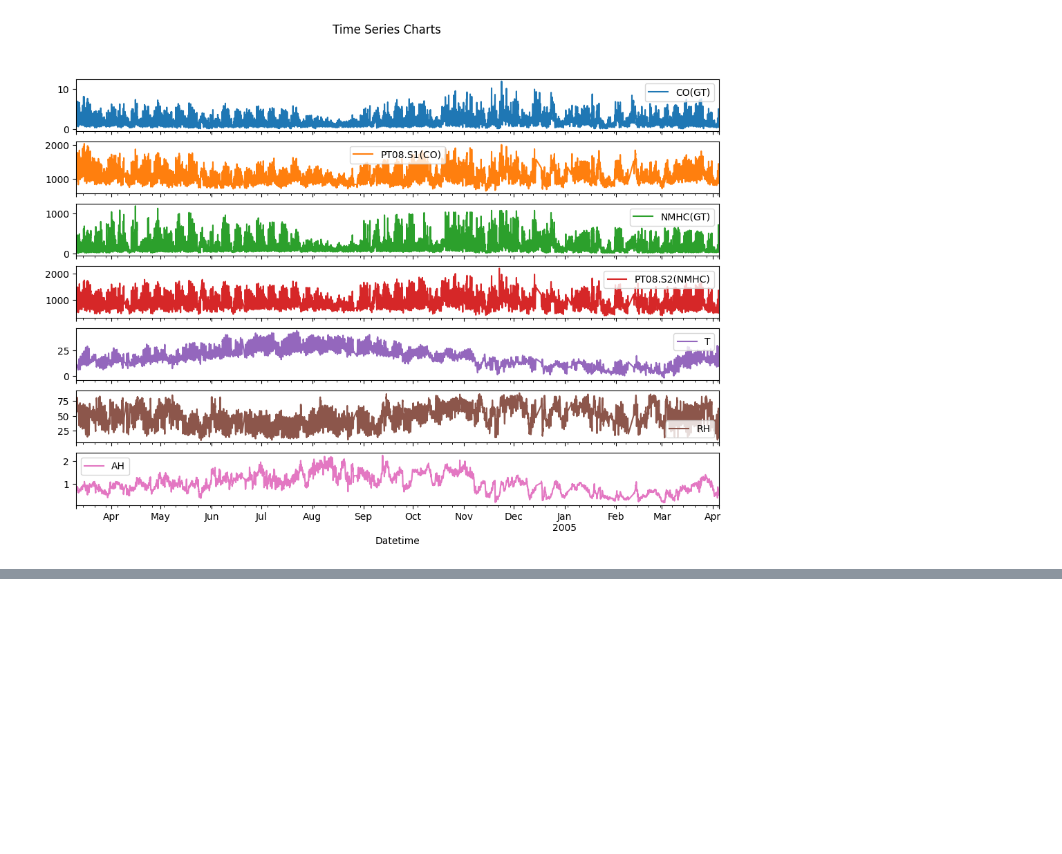
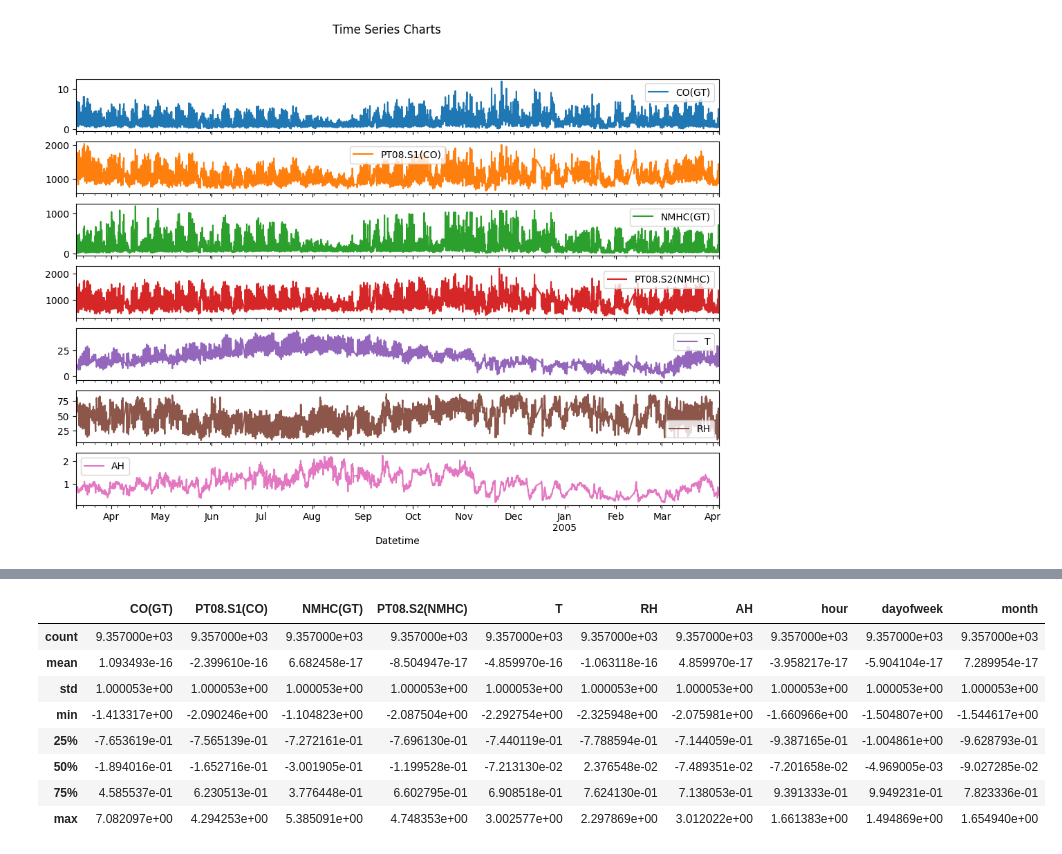
Before and after one commit to mr-kelsey/sp26-aai530-group1, a Jupyter notebook: CO_NMHC.ipynb, the cells around one changed output, grey strips where cells are left out. Saved outputs shown, nothing was run; the diff lists cells and outputs as text; code cells hidden in the pictures; blank space fills up the shorter version.

```diff
--- a/CO_NMHC.ipynb
+++ b/CO_NMHC.ipynb
@@ -316,0 +342,12 @@ df_sensors.to_csv('csv/sensors.csv') # sensor data
+# %%
+df_scaled.describe()
+# %% [output]
+|  | CO(GT) | PT08.S1(CO) | NMHC(GT) | PT08.S2(NMHC) | T | RH | AH | hour | dayofweek | month |
+| count | 9.357000e+03 | 9.357000e+03 | 9.357000e+03 | 9.357000e+03 | 9.357000e+03 | 9.357000e+03 | 9.357000e+03 | 9.357000e+03 | 9.357000e+03 | 9.357000e+03 |
+| mean | 1.093493e-16 | -2.399610e-16 | 6.682458e-17 | -8.504947e-17 | -4.859970e-16 | -1.063118e-16 | 4.859970e-17 | -3.958217e-17 | -5.904104e-17 | 7.289954e-17 |
+| std | 1.000053e+00 | 1.000053e+00 | 1.000053e+00 | 1.000053e+00 | 1.000053e+00 | 1.000053e+00 | 1.000053e+00 | 1.000053e+00 | 1.000053e+00 | 1.000053e+00 |
+| min | -1.413317e+00 | -2.090246e+00 | -1.104823e+00 | -2.087504e+00 | -2.292754e+00 | -2.325948e+00 | -2.075981e+00 | -1.660966e+00 | -1.504807e+00 | -1.544617e+00 |
+| 25% | -7.653619e-01 | -7.565139e-01 | -7.272161e-01 | -7.696130e-01 | -7.440119e-01 | -7.788594e-01 | -7.144059e-01 | -9.387165e-01 | -1.004861e+00 | -9.628793e-01 |
+| 50% | -1.894016e-01 | -1.652716e-01 | -3.001905e-01 | -1.199528e-01 | -7.213130e-02 | 2.376548e-02 | -7.489351e-02 | -7.201658e-02 | -4.969005e-03 | -9.027285e-02 |
+| 75% | 4.585537e-01 | 6.230513e-01 | 3.776448e-01 | 6.602795e-01 | 6.908518e-01 | 7.624130e-01 | 7.138053e-01 | 9.391333e-01 | 9.949231e-01 | 7.823336e-01 |
+| max | 7.082097e+00 | 4.294253e+00 | 5.385091e+00 | 4.748353e+00 | 3.002577e+00 | 2.297869e+00 | 3.012022e+00 | 1.661383e+00 | 1.494869e+00 | 1.654940e+00 |
```
Also changed, not shown: parts of 6 cells of this notebook.
